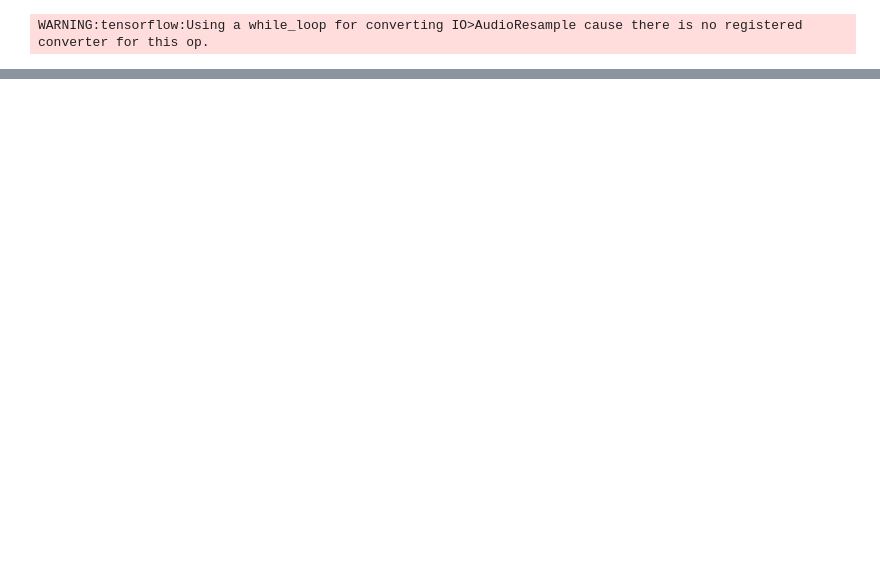
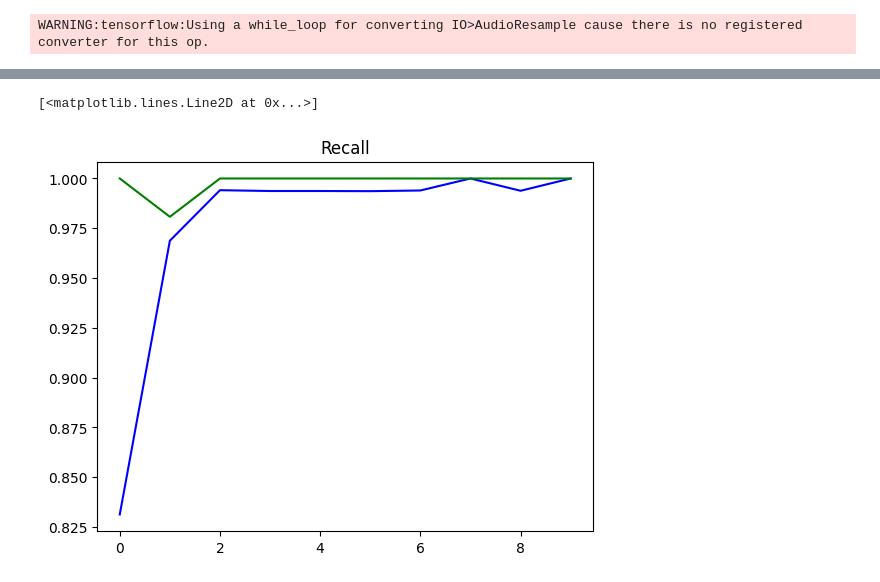
Before and after one commit to v-zeng/python_projects, a Jupyter notebook: tf_audio_classifier.ipynb, the cells around one changed output, grey strips where cells are left out. Cells and saved outputs as stored; diff of their text form; code cells hidden in the pictures; blank space fills up the shorter version.

```diff
--- a/tf_audio_classifier.ipynb
+++ b/tf_audio_classifier.ipynb
@@ -188,0 +289,8 @@ WARNING:tensorflow:Using a while_loop for converting IO>AudioResample cause ther
+# %%
+# visualize recall
+plt.title('Recall')
+plt.plot(history.history['recall'], 'b')
+plt.plot(history.history['val_recall'], 'g')
+# %% [output]
+[<matplotlib.lines.Line2D at 0x...>]
+[figure, added]
```
Also changed, not shown: parts of 17 cells of this notebook.
